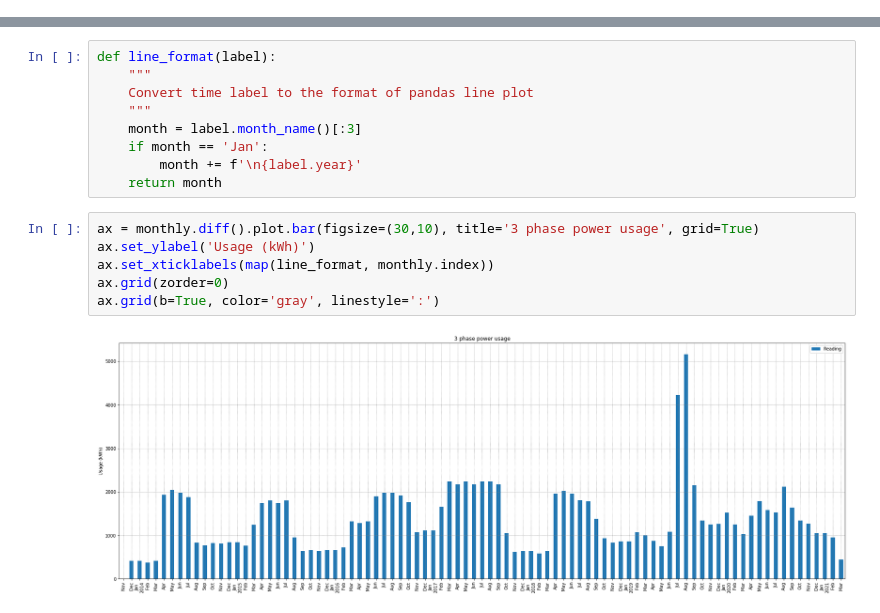
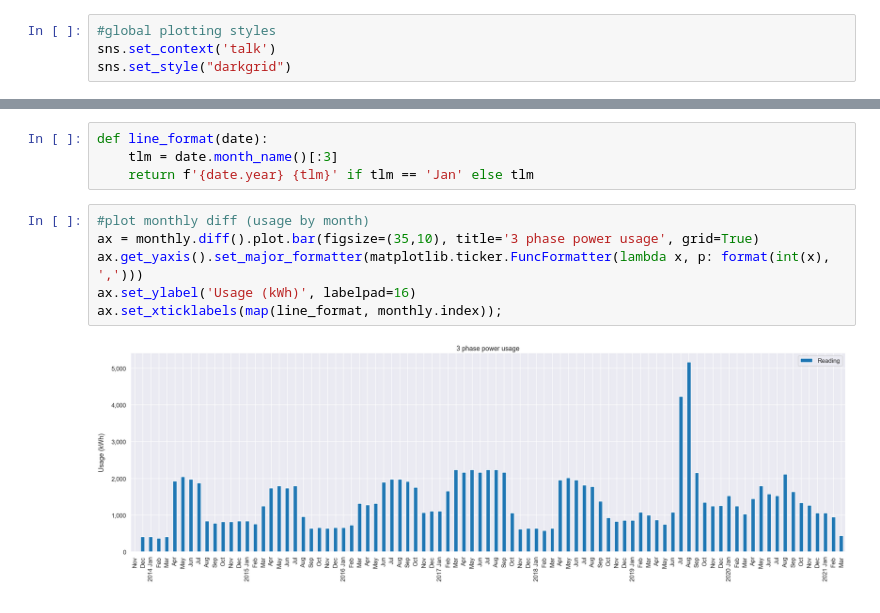
Before and after one commit to bardal/energy, a Jupyter notebook: electricity_usage.ipynb, the cells around one changed output, grey strips where cells are left out. Cells and saved outputs as stored; diff of their text form.

```diff
--- a/electricity_usage.ipynb
+++ b/electricity_usage.ipynb
@@ -11 +18,5 @@ import dateparser
+# %%
+#global plotting styles
+sns.set_context('talk')
+sns.set_style("darkgrid")
 # %%
@@ -33,17 +73,12 @@ monthly = daily.resample('M').last()
-# %%
-def line_format(label):
-    """
-    Convert time label to the format of pandas line plot
-    """
-    month = label.month_name()[:3]
-    if month == 'Jan':
-        month += f'\n{label.year}'
-    return month
+# %%
+def line_format(date):
+    tlm = date.month_name()[:3]
+    return f'{date.year} {tlm}' if tlm == 'Jan' else tlm
 # %%
-ax = monthly.diff().plot.bar(figsize=(30,10), title='3 phase power usage', grid=True)
-ax.set_ylabel('Usage (kWh)')
-ax.set_xticklabels(map(line_format, monthly.index))
-ax.grid(zorder=0)
-ax.grid(b=True, color='gray', linestyle=':')
+#plot monthly diff (usage by month)
+ax = monthly.diff().plot.bar(figsize=(35,10), title='3 phase power usage', grid=True)
+ax.get_yaxis().set_major_formatter(matplotlib.ticker.FuncFormatter(lambda x, p: format(int(x), ',')))
+ax.set_ylabel('Usage (kWh)', labelpad=16)
+ax.set_xticklabels(map(line_format, monthly.index));
 # %% [output]
-[figure, old version]
+[figure, new version]
```
Also changed, not shown: parts of 14 cells of this notebook.
